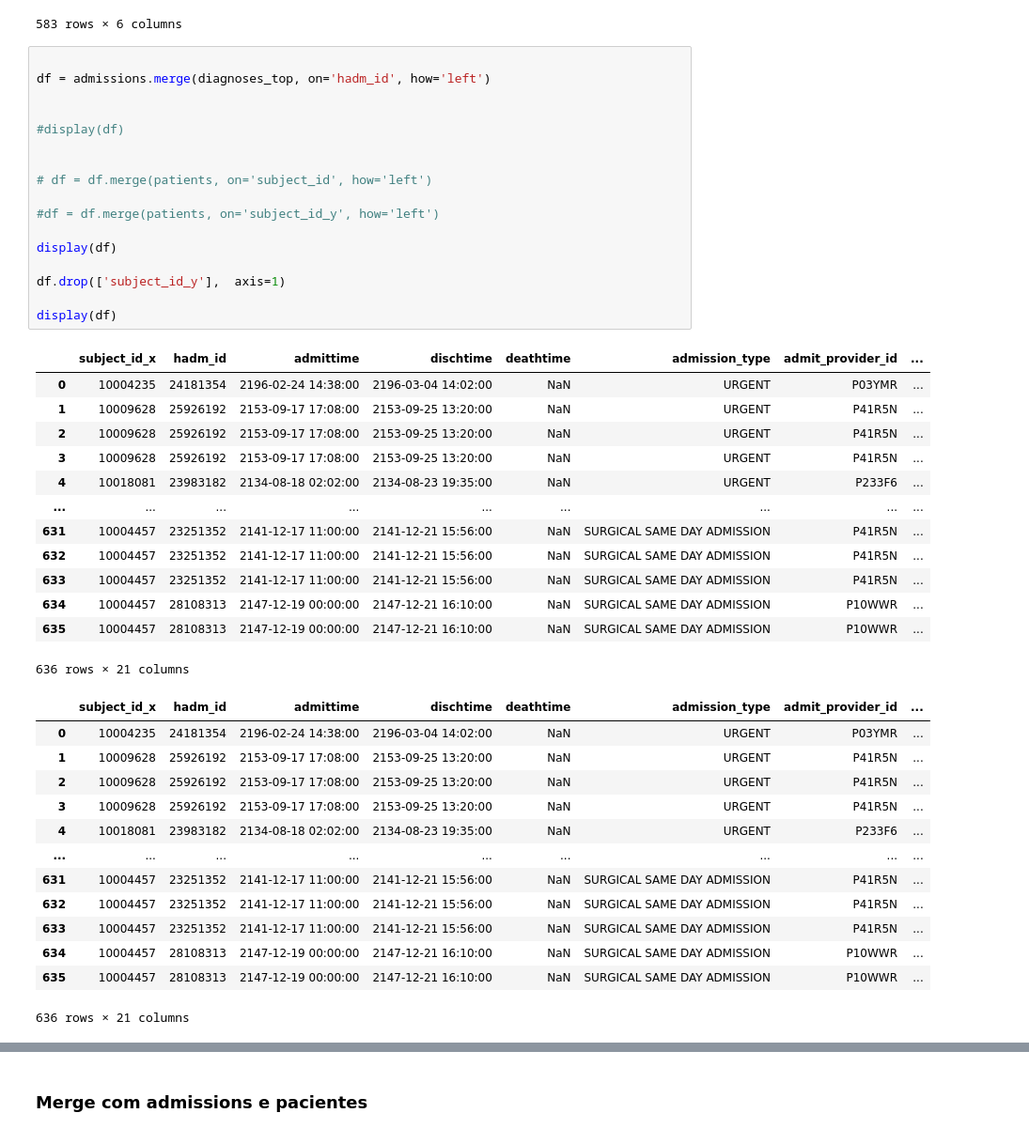
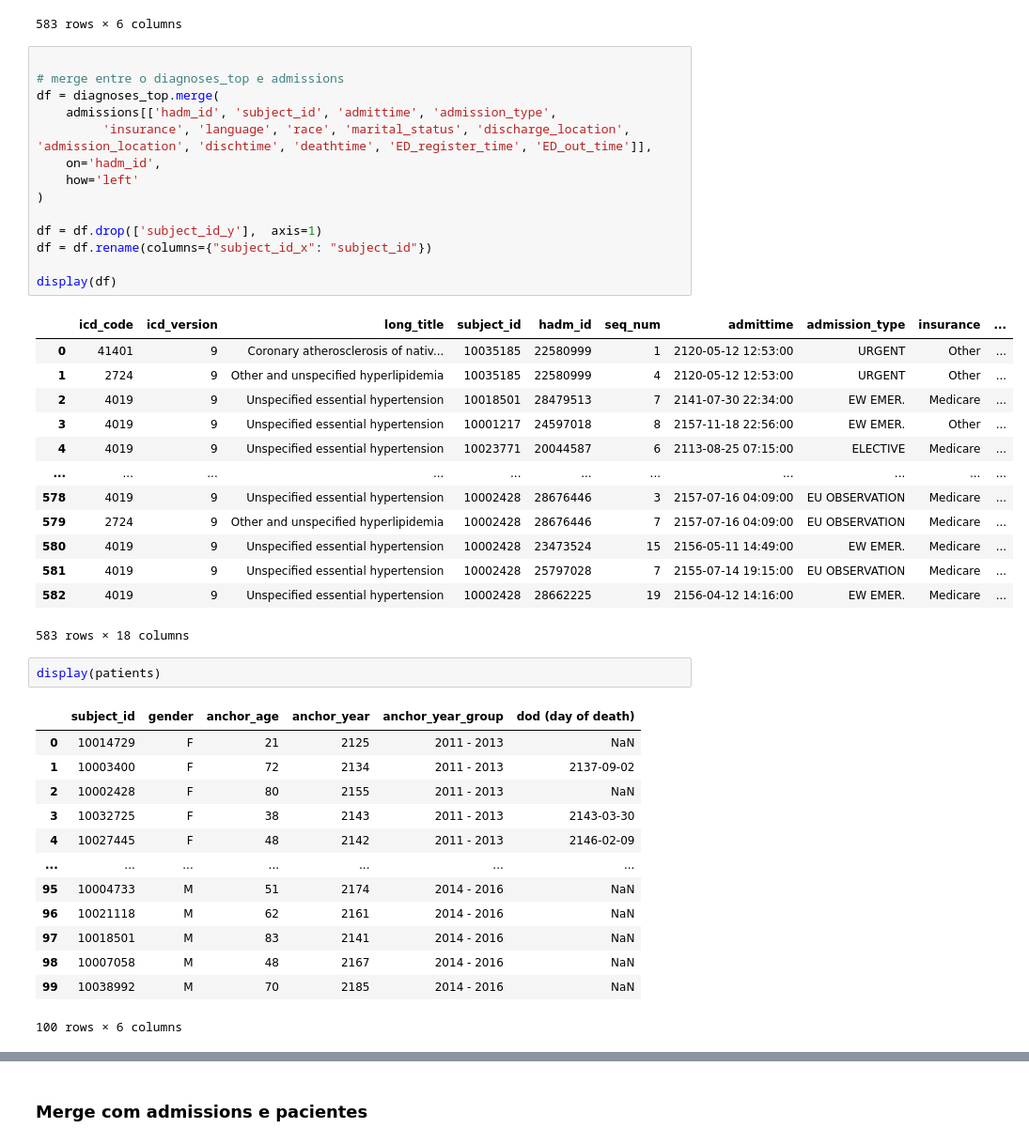
Before and after one commit to CatarinaCosta02/Master_Thesis, a Jupyter notebook: profiling/diagnosis.ipynb, the cells around one changed output, grey strips where cells are left out. Shown at 94% size. Cells and saved outputs as stored; diff of their text form.

Commit message:
merges done

```diff
--- a/profiling/diagnosis.ipynb
+++ b/profiling/diagnosis.ipynb
@@ -652,45 +425,45 @@ display(diagnoses_top)
 583 rows × 6 columns
 # %%
 
-df = admissions.merge(diagnoses_top, on='hadm_id', how='left')
+# merge entre o diagnoses_top e admissions
+df = diagnoses_top.merge(
+    admissions[['hadm_id', 'subject_id', 'admittime', 'admission_type',
+         'insurance', 'language', 'race', 'marital_status', 'discharge_location', 'admission_location', 'dischtime', 'deathtime', 'ED_register_time', 'ED_out_time']],
+    on='hadm_id',
+    how='left'
+)
 
-
-#display(df)
-
-
-# df = df.merge(patients, on='subject_id', how='left')
-
-#df = df.merge(patients, on='subject_id_y', how='left')
+df = df.drop(['subject_id_y'],  axis=1)
+df = df.rename(columns={"subject_id_x": "subject_id"})
 
 display(df)
-
-df.drop(['subject_id_y'],  axis=1)
-
-display(df)
 # %% [output]
-|  | subject_id_x | hadm_id | admittime | dischtime | deathtime | admission_type | admit_provider_id | ... |
-| 0 | 10004235 | 24181354 | 2196-02-24 14:38:00 | 2196-03-04 14:02:00 | NaN | URGENT | P03YMR | ... |
-| 1 | 10009628 | 25926192 | 2153-09-17 17:08:00 | 2153-09-25 13:20:00 | NaN | URGENT | P41R5N | ... |
-| 2 | 10009628 | 25926192 | 2153-09-17 17:08:00 | 2153-09-25 13:20:00 | NaN | URGENT | P41R5N | ... |
-| 3 | 10009628 | 25926192 | 2153-09-17 17:08:00 | 2153-09-25 13:20:00 | NaN | URGENT | P41R5N | ... |
-| 4 | 10018081 | 23983182 | 2134-08-18 02:02:00 | 2134-08-23 19:35:00 | NaN | URGENT | P233F6 | ... |
-| ... | ... | ... | ... | ... | ... | ... | ... | ... |
-| 631 | 10004457 | 23251352 | 2141-12-17 11:00:00 | 2141-12-21 15:56:00 | NaN | SURGICAL SAME DAY ADMISSION | P41R5N | ... |
-| 632 | 10004457 | 23251352 | 2141-12-17 11:00:00 | 2141-12-21 15:56:00 | NaN | SURGICAL SAME DAY ADMISSION | P41R5N | ... |
-| 633 | 10004457 | 23251352 | 2141-12-17 11:00:00 | 2141-12-21 15:56:00 | NaN | SURGICAL SAME DAY ADMISSION | P41R5N | ... |
-| 634 | 10004457 | 28108313 | 2147-12-19 00:00:00 | 2147-12-21 16:10:00 | NaN | SURGICAL SAME DAY ADMISSION | P10WWR | ... |
-| 635 | 10004457 | 28108313 | 2147-12-19 00:00:00 | 2147-12-21 16:10:00 | NaN | SURGICAL SAME DAY ADMISSION | P10WWR | ... |
+|  | icd_code | icd_version | long_title | subject_id | hadm_id | seq_num | admittime | admission_type | insurance | ... |
+| 0 | 41401 | 9 | Coronary atherosclerosis of nativ... | 10035185 | 22580999 | 1 | 2120-05-12 12:53:00 | URGENT | Other | ... |
+| 1 | 2724 | 9 | Other and unspecified hyperlipidemia | 10035185 | 22580999 | 4 | 2120-05-12 12:53:00 | URGENT | Other | ... |
+| 2 | 4019 | 9 | Unspecified essential hypertension | 10018501 | 28479513 | 7 | 2141-07-30 22:34:00 | EW EMER. | Medicare | ... |
+| 3 | 4019 | 9 | Unspecified essential hypertension | 10001217 | 24597018 | 8 | 2157-11-18 22:56:00 | EW EMER. | Other | ... |
+| 4 | 4019 | 9 | Unspecified essential hypertension | 10023771 | 20044587 | 6 | 2113-08-25 07:15:00 | ELECTIVE | Medicare | ... |
+| ... | ... | ... | ... | ... | ... | ... | ... | ... | ... | ... |
+| 578 | 4019 | 9 | Unspecified essential hypertension | 10002428 | 28676446 | 3 | 2157-07-16 04:09:00 | EU OBSERVATION | Medicare | ... |
+| 579 | 2724 | 9 | Other and unspecified hyperlipidemia | 10002428 | 28676446 | 7 | 2157-07-16 04:09:00 | EU OBSERVATION | Medicare | ... |
+| 580 | 4019 | 9 | Unspecified essential hypertension | 10002428 | 23473524 | 15 | 2156-05-11 14:49:00 | EW EMER. | Medicare | ... |
+| 581 | 4019 | 9 | Unspecified essential hypertension | 10002428 | 25797028 | 7 | 2155-07-14 19:15:00 | EU OBSERVATION | Medicare | ... |
+| 582 | 4019 | 9 | Unspecified essential hypertension | 10002428 | 28662225 | 19 | 2156-04-12 14:16:00 | EW EMER. | Medicare | ... |
-636 rows × 21 columns
+583 rows × 18 columns
-|  | subject_id_x | hadm_id | admittime | dischtime | deathtime | admission_type | admit_provider_id | ... |
-| 0 | 10004235 | 24181354 | 2196-02-24 14:38:00 | 2196-03-04 14:02:00 | NaN | URGENT | P03YMR | ... |
-| 1 | 10009628 | 25926192 | 2153-09-17 17:08:00 | 2153-09-25 13:20:00 | NaN | URGENT | P41R5N | ... |
-| 2 | 10009628 | 25926192 | 2153-09-17 17:08:00 | 2153-09-25 13:20:00 | NaN | URGENT | P41R5N | ... |
-| 3 | 10009628 | 25926192 | 2153-09-17 17:08:00 | 2153-09-25 13:20:00 | NaN | URGENT | P41R5N | ... |
-| 4 | 10018081 | 23983182 | 2134-08-18 02:02:00 | 2134-08-23 19:35:00 | NaN | URGENT | P233F6 | ... |
-| ... | ... | ... | ... | ... | ... | ... | ... | ... |
-| 631 | 10004457 | 23251352 | 2141-12-17 11:00:00 | 2141-12-21 15:56:00 | NaN | SURGICAL SAME DAY ADMISSION | P41R5N | ... |
-| 632 | 10004457 | 23251352 | 2141-12-17 11:00:00 | 2141-12-21 15:56:00 | NaN | SURGICAL SAME DAY ADMISSION | P41R5N | ... |
-| 633 | 10004457 | 23251352 | 2141-12-17 11:00:00 | 2141-12-21 15:56:00 | NaN | SURGICAL SAME DAY ADMISSION | P41R5N | ... |
-| 634 | 10004457 | 28108313 | 2147-12-19 00:00:00 | 2147-12-21 16:10:00 | NaN | SURGICAL SAME DAY ADMISSION | P10WWR | ... |
-| 635 | 10004457 | 28108313 | 2147-12-19 00:00:00 | 2147-12-21 16:10:00 | NaN | SURGICAL SAME DAY ADMISSION | P10WWR | ... |
-636 rows × 21 columns
+# %%
+display(patients)
+# %% [output]
+|  | subject_id | gender | anchor_age | anchor_year | anchor_year_group | dod (day of death) |
+| 0 | 10014729 | F | 21 | 2125 | 2011 - 2013 | NaN |
+| 1 | 10003400 | F | 72 | 2134 | 2011 - 2013 | 2137-09-02 |
+| 2 | 10002428 | F | 80 | 2155 | 2011 - 2013 | NaN |
+| 3 | 10032725 | F | 38 | 2143 | 2011 - 2013 | 2143-03-30 |
+| 4 | 10027445 | F | 48 | 2142 | 2011 - 2013 | 2146-02-09 |
+| ... | ... | ... | ... | ... | ... | ... |
+| 95 | 10004733 | M | 51 | 2174 | 2014 - 2016 | NaN |
+| 96 | 10021118 | M | 62 | 2161 | 2014 - 2016 | NaN |
+| 97 | 10018501 | M | 83 | 2141 | 2014 - 2016 | NaN |
+| 98 | 10007058 | M | 48 | 2167 | 2014 - 2016 | NaN |
+| 99 | 10038992 | M | 70 | 2185 | 2014 - 2016 | NaN |
+100 rows × 6 columns
```
Also changed, not shown: parts of 14 cells of this notebook.
